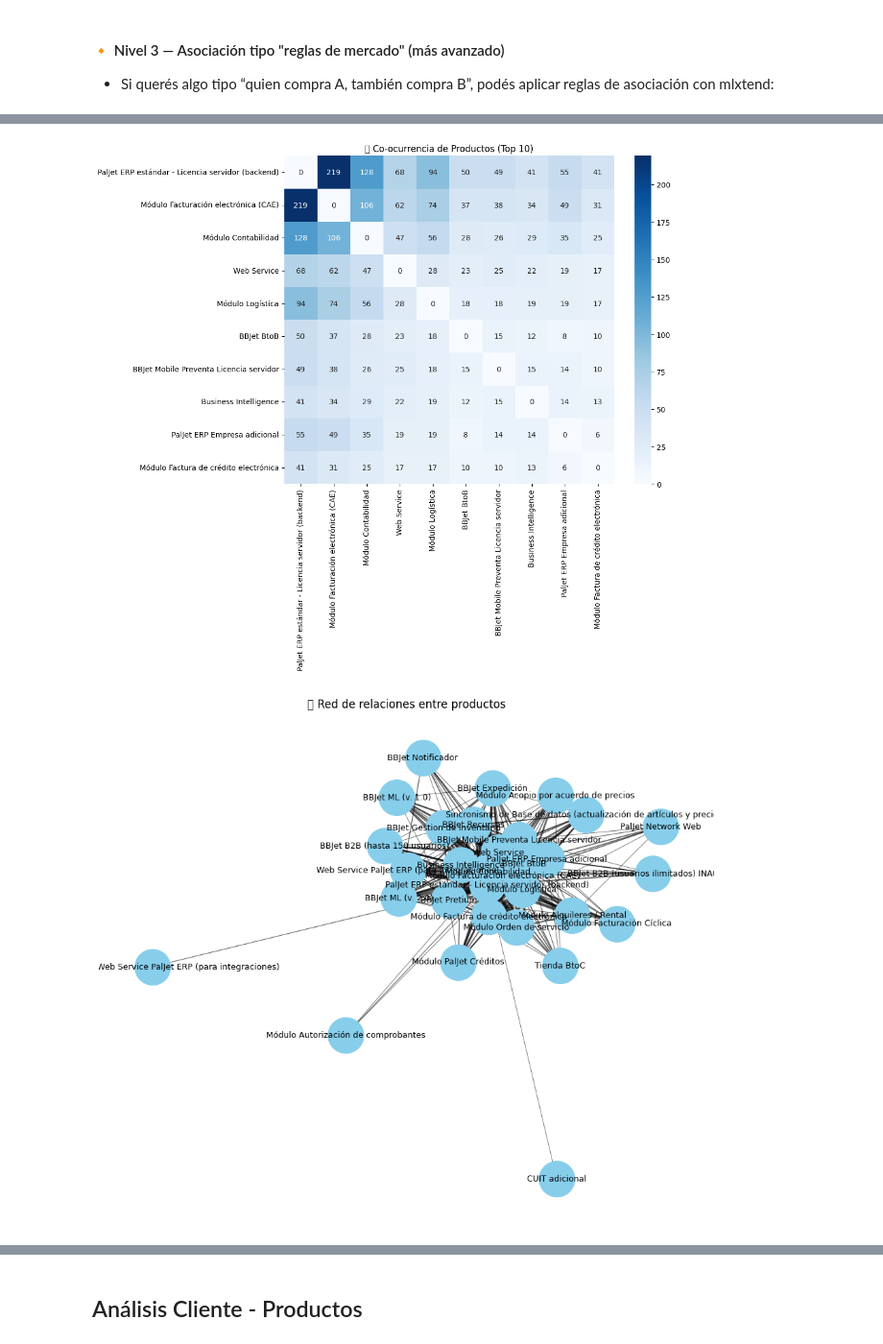
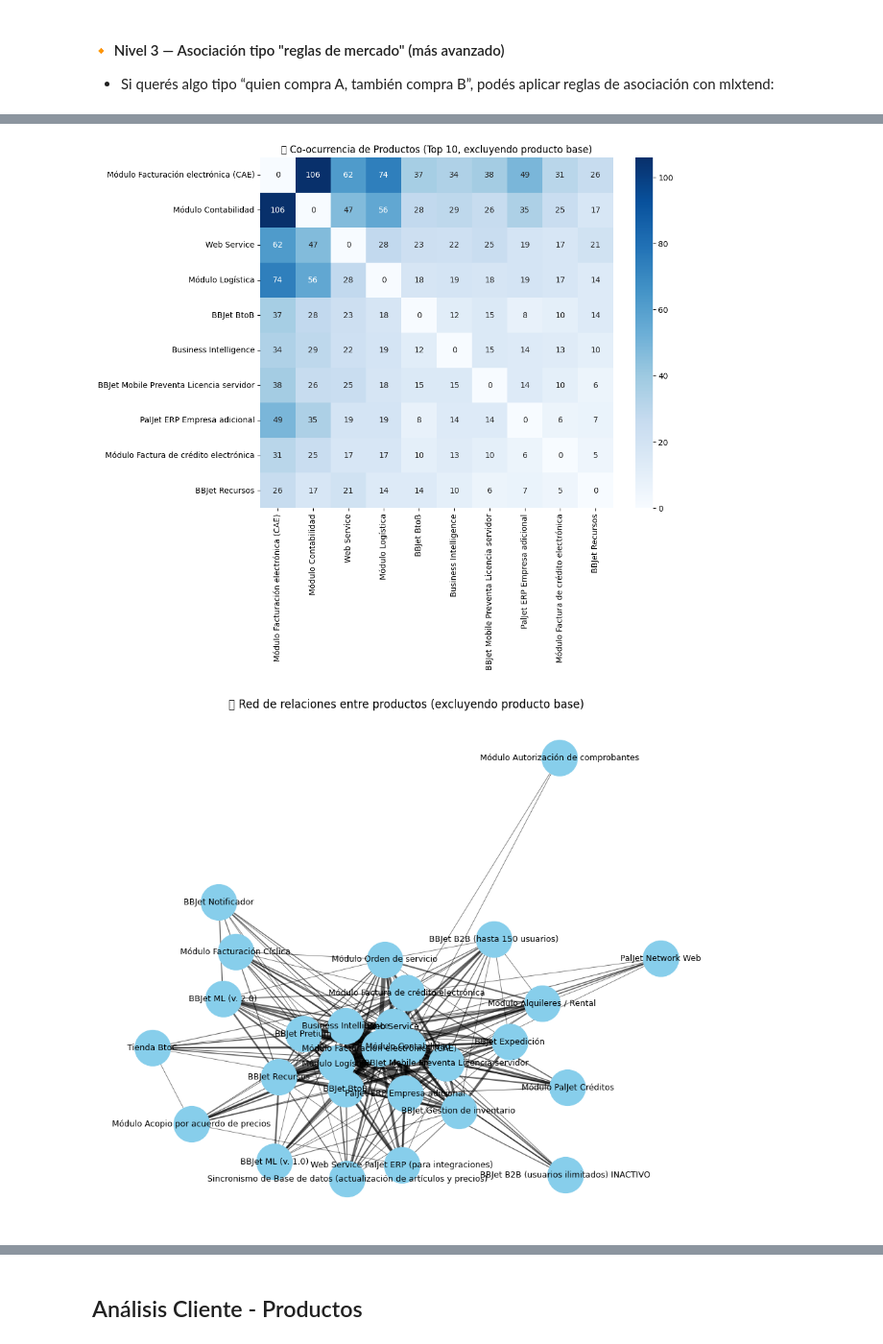
Before and after one commit to christiansaluzzo/Etsol_AnalisisClientes, a Jupyter notebook: análisis_clientes.ipynb, the cells around one changed output, grey strips where cells are left out. Shown at 96% size. Drawn from its saved outputs; the diff is of its cells as text; code cells hidden in the pictures.

```diff
--- a/análisis_clientes.ipynb
+++ b/análisis_clientes.ipynb
@@ -518,6 +554,9 @@ df_combos = pd.DataFrame(
 ).sort_values(by="Frecuencia", ascending=False)
 
 df_combos.head(10)"""
+
+# Producto base a excluir
+producto_excluir = "PalJet ERP estándar - Licencia servidor (backend)"
 
 # Generar todas las combinaciones de 2 productos por cliente, excluyendo el producto base
 combinaciones = []
@@ -584,14 +659,22 @@ import matplotlib.pyplot as plt
 import seaborn as sns
 from itertools import combinations
 
-# Crear una lista única de todos los productos
-todos_los_productos = sorted({p for lista in productos_x_cliente["producto"] for p in lista})
+# Producto base a excluir
+producto_excluir = "PalJet ERP estándar - Licencia servidor (backend)"
+
+# Filtrar el producto base de cada lista
+productos_filtrados = productos_x_cliente["producto"].apply(
+    lambda lista: [p for p in lista if p != producto_excluir]
+)
+
+# Crear una lista única de todos los productos filtrados
+todos_los_productos = sorted({p for lista in productos_filtrados for p in lista})
 
 # Inicializar matriz de co-ocurrencia
 coocurrencia = pd.DataFrame(0, index=todos_los_productos, columns=todos_los_productos)
 
 # Rellenar la matriz
-for lista in productos_x_cliente["producto"]:
+for lista in productos_filtrados:
     for a, b in combinations(set(lista), 2):
         coocurrencia.loc[a, b] += 1
         coocurrencia.loc[b, a] += 1  # Simétrica
@@ -604,33 +687,64 @@ matriz_top = coocurrencia.loc[productos_top, productos_top]
 # Graficar
 plt.figure(figsize=(10, 8))
 sns.heatmap(matriz_top, annot=True, fmt=".0f", cmap="Blues")
-plt.title("🔥 Co-ocurrencia de Productos (Top 10)")
+plt.title("🔥 Co-ocurrencia de Productos (Top 10, excluyendo producto base)")
 plt.show()
 # %% [output]
-[figure, old version]
+[figure, new version]
 # %%
 import networkx as nx
 import matplotlib.pyplot as plt
-
+"""
 # Filtrar combinaciones más frecuentes
 combinaciones_frecuentes = df_combos[df_combos["Frecuencia"] >= 3]
 
 # Crear grafo
 G = nx.Graph()
 for _, row in combinaciones_frecuentes.iterrows():
     G.add_edge(row["Producto A"], row["Producto B"], weight=row["Frecuencia"])
 
 plt.figure(figsize=(12, 10))
 pos = nx.spring_layout(G, k=0.5, seed=42)
 edges = G.edges(data=True)
 weights = [data["weight"] for _, _, data in edges]
 
 nx.draw_networkx_nodes(G, pos, node_color="skyblue", node_size=1500)
 nx.draw_networkx_labels(G, pos, font_size=9)
 nx.draw_networkx_edges(G, pos, width=[w * 0.2 for w in weights], alpha=0.6)
 
 plt.title("🔗 Red de relaciones entre productos")
 plt.axis("off")
+plt.show()"""
+
+
+
+# Producto base a excluir
+producto_excluir = "PalJet ERP estándar - Licencia servidor (backend)"
+
+# Filtrar combinaciones más frecuentes y que no incluyan el producto a excluir
+combinaciones_frecuentes = df_combos[
+    (df_combos["Frecuencia"] >= 3) &
+    (~df_combos["Producto A"].eq(producto_excluir)) &
+    (~df_combos["Producto B"].eq(producto_excluir))
+]
+
+# Crear grafo
+G = nx.Graph()
+for _, row in combinaciones_frecuentes.iterrows():
+    G.add_edge(row["Producto A"], row["Producto B"], weight=row["Frecuencia"])
+
+# Dibujar grafo
+plt.figure(figsize=(12, 10))
+pos = nx.spring_layout(G, k=0.5, seed=42)
+edges = G.edges(data=True)
+weights = [data["weight"] for _, _, data in edges]
+
+nx.draw_networkx_nodes(G, pos, node_color="skyblue", node_size=1500)
+nx.draw_networkx_labels(G, pos, font_size=9)
+nx.draw_networkx_edges(G, pos, width=[w * 0.2 for w in weights], alpha=0.6)
+
+plt.title("🔗 Red de relaciones entre productos (excluyendo producto base)")
+plt.axis("off")
 plt.show()
 # %% [output]
-[figure, old version]
+[figure, new version]
```
Also changed, not shown: parts of 45 cells of this notebook.
